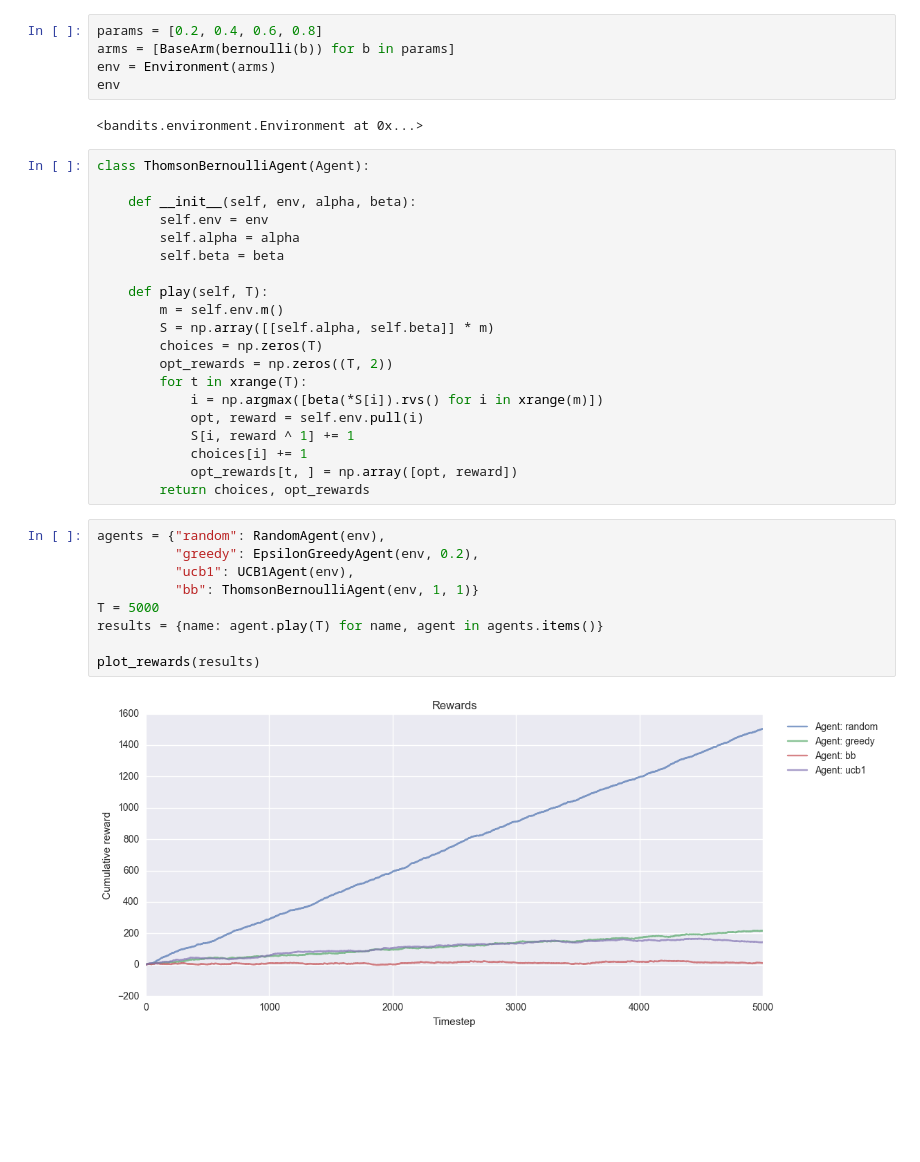
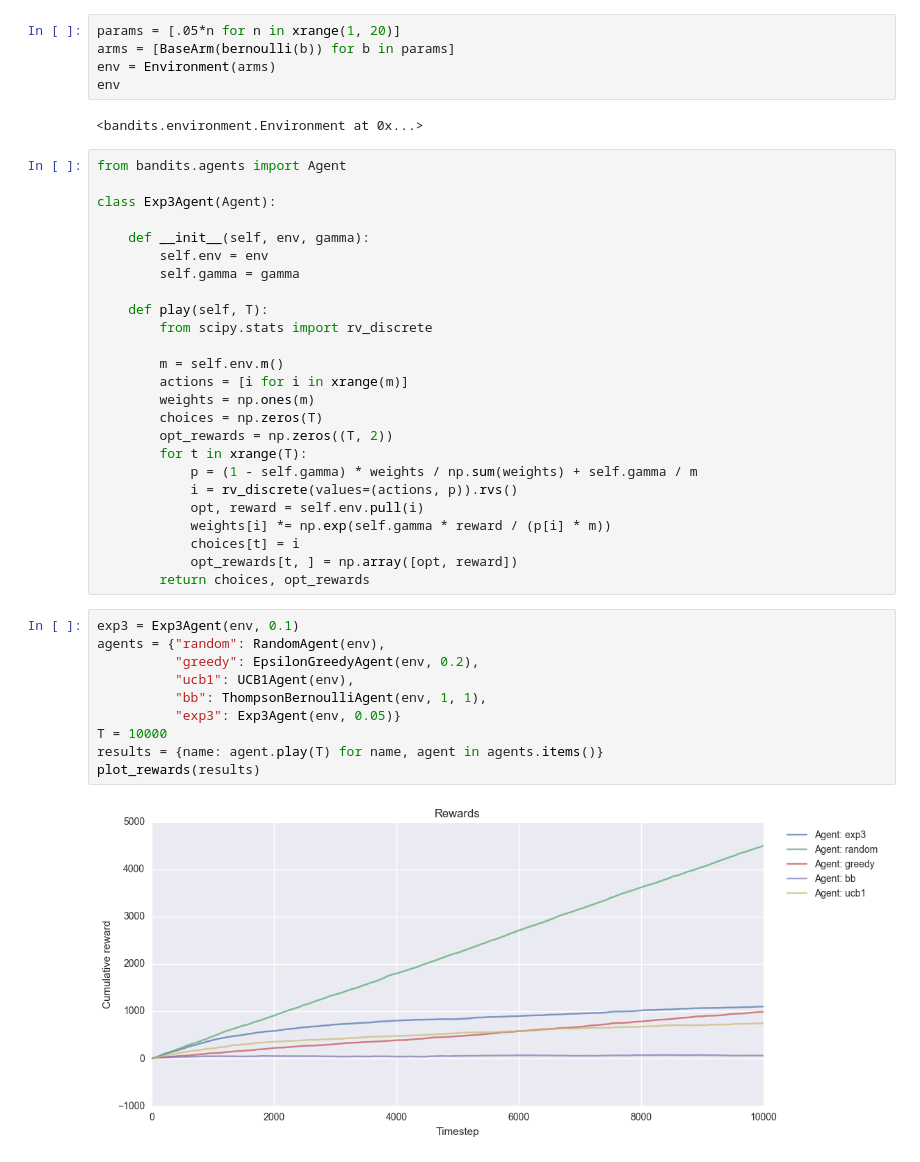
Before and after one commit to 0xend/bandits, a Jupyter notebook: Multi-armed Bandit .ipynb, the cells around one changed output. Drawn from its saved outputs; the diff is of its cells as text; blank space fills up the shorter version.

```diff
--- a/Multi-armed Bandit .ipynb
+++ b/Multi-armed Bandit .ipynb
@@ -27,38 +29,44 @@ import seaborn as sns
 # %%
-params = [0.2, 0.4, 0.6, 0.8]
+params = [.05*n for n in xrange(1, 20)]
 arms = [BaseArm(bernoulli(b)) for b in params]
 env = Environment(arms)
 env
 # %% [output]
 <bandits.environment.Environment at 0x...>
 # %%
-class ThomsonBernoulliAgent(Agent):
+from bandits.agents import Agent
 
-    def __init__(self, env, alpha, beta):
+class Exp3Agent(Agent):
+
+    def __init__(self, env, gamma):
         self.env = env
-        self.alpha = alpha
-        self.beta = beta
+        self.gamma = gamma
 
     def play(self, T):
+        from scipy.stats import rv_discrete
+
         m = self.env.m()
-        S = np.array([[self.alpha, self.beta]] * m)
+        actions = [i for i in xrange(m)]
+        weights = np.ones(m)
         choices = np.zeros(T)
         opt_rewards = np.zeros((T, 2))
         for t in xrange(T):
-            i = np.argmax([beta(*S[i]).rvs() for i in xrange(m)])
+            p = (1 - self.gamma) * weights / np.sum(weights) + self.gamma / m
+            i = rv_discrete(values=(actions, p)).rvs()
             opt, reward = self.env.pull(i)
-            S[i, reward ^ 1] += 1
-            choices[i] += 1
+            weights[i] *= np.exp(self.gamma * reward / (p[i] * m))
+            choices[t] = i
             opt_rewards[t, ] = np.array([opt, reward])
         return choices, opt_rewards
 # %%
+exp3 = Exp3Agent(env, 0.1)
 agents = {"random": RandomAgent(env),
           "greedy": EpsilonGreedyAgent(env, 0.2),
           "ucb1": UCB1Agent(env),
-          "bb": ThomsonBernoulliAgent(env, 1, 1)}
-T = 5000
+          "bb": ThompsonBernoulliAgent(env, 1, 1),
+          "exp3": Exp3Agent(env, 0.05)}
+T = 10000
 results = {name: agent.play(T) for name, agent in agents.items()}
-
 plot_rewards(results)
 # %% [output]
-[figure, old version]
+[figure, new version]
```
Also changed, not shown: parts of 2 cells of this notebook, 1 other file.
